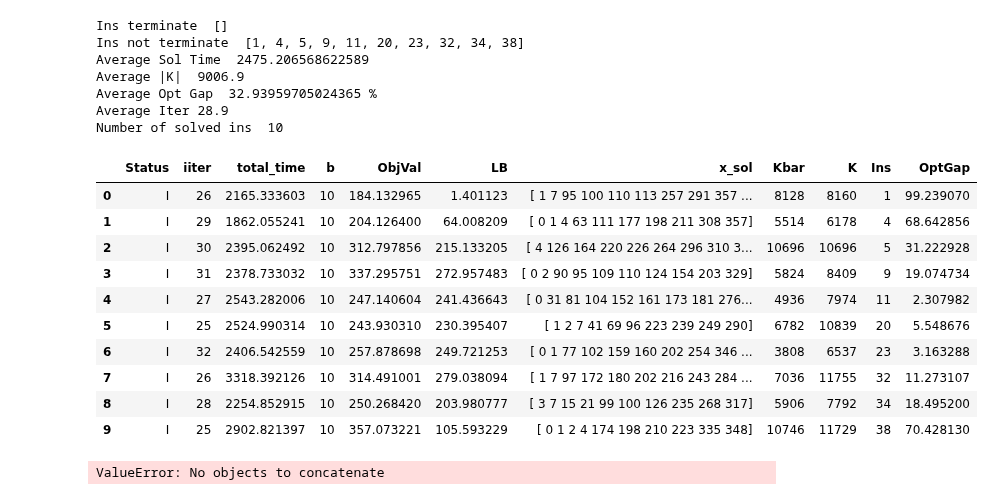
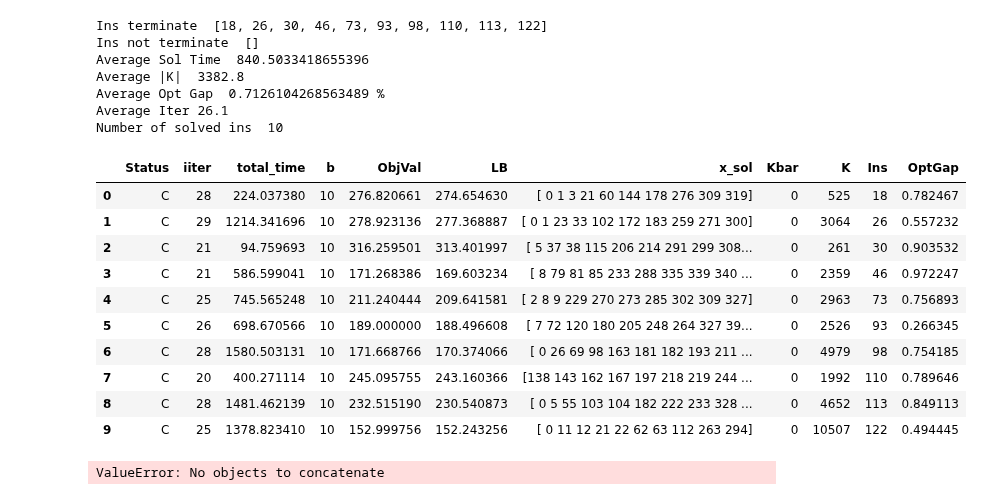
Before and after one commit to diHnguyen/SSPI, a Jupyter notebook: PythonConversion/Dec2024_Output/ProcessOutput.ipynb, the cells around one changed output. Drawn from its saved outputs; the diff is of its cells as text; code cells hidden in the pictures.

Commit message:
Summarize results for single cut

```diff
--- a/PythonConversion/Dec2024_Output/ProcessOutput.ipynb
+++ b/PythonConversion/Dec2024_Output/ProcessOutput.ipynb
@@ -6,6 +6,32 @@ import numpy as np
 
 os.chdir("/Users/dinguyen/Desktop/Local Documents/GitHub/Paper5/PythonConversion/")
 N =50
+
+# <5min
+# N30: 1 2 5 6 7 8 9 10 11 12
+# ins = [1, 2, 5, 6, 7, 8, 9, 10, 11, 12]
+# N40: 1 3 5 6 7 9 10 11 12 13
+# ins = [1, 3, 5, 6, 7, 9, 10, 11, 12, 13]
+# N50: 2 6 7 10 13 14 15 16 17 21
+ins = [2, 6, 7, 10, 13, 14, 15, 16, 17, 21]
+
+# For 5-60 minutes:
+
+# N30: 4 20 83 89 107 166 172 174 200 241
+# ins = [4, 20, 83, 89, 107, 166, 172, 174, 200, 241]
+# N40: 4 8 16 20 27 28 33 36 37 48
+# ins = [4, 8, 16, 20, 27, 28, 33, 36, 37, 48]
+# N50: 18 26 30 46 73 93 98 110 113 122
+# ins = [18, 26, 30, 46, 73, 93, 98, 110, 113, 122]
+
+# For >60 minutes:
+# N30: 3 35 36 37 52 63 64 150 282 319
+# ins = [3, 35, 36, 37, 52, 63, 64, 150, 282, 319]
+# N40: 2 14 18 22 24 38 39 40 56 76
+# ins = [2, 14, 18, 22, 24, 38, 39, 40, 56, 76]
+# N50: 1 3 4 5 8 9 11 12 19 20
+# ins = [1, 3, 4, 5, 8, 9, 11, 12, 19, 20]
+
 
 # ins = range(800)
 #<5min
@@ -22,12 +48,12 @@ N =50
 #>60min
 # ins = [3, 35, 36, 52, 63, 282, 319, 334, 546, 549]#N30
 # ins = [2, 14, 18, 22, 29, 38, 39, 40, 56, 76] #N40
-ins = [1, 4, 5, 9, 11, 20, 23, 32, 34, 38] #N50
+# ins = [1, 4, 5, 9, 11, 20, 23, 32, 34, 38] #N50
 
 def processMain(N, ins):
     fileNames = []
     for i in ins:
-        fileNames.append("./Dec2024_Output/Iter/main_15_N"+str(N)+"_"+str(i)+".txt")
+        fileNames.append("./Dec2024_Output/Iter/main_singleCut_15_N"+str(N)+"_"+str(i)+".txt")
         # fileNames.append("./Iter/main_A3_0_15_N"+str(N)+"_"+str(i)+".txt")
     # print(fileNames)
     # Use the next line for finished ins
@@ -63,50 +89,50 @@ def processMain(N, ins):
     print("Ins terminate ", ins_terminate)
     ins_not_terminate = list(df_filtered[~df_filtered['Ins'].isin(ins_terminate)]['Ins'])#np.array(df_filtered[(df_filtered['iiter']<df_filtered['max'])&(df_filtered['iiter']!=-1)]['Ins'])
     print("Ins not terminate ", ins_not_terminate)
-    # df_filtered = df_filtered[df_filtered.Status == "C"]
+    df_filtered = df_filtered[df_filtered.Status == "C"]
     # df_filtered = df_filtered[~df_filtered['Ins'].isin(ins_not_terminate)]
     # df_filtered = df_filtered.groupby('Ins').apply(
     #     lambda group: group[group['total_time'] == group['total_time'].max()])
     # df_filtered = df_filtered.reset_index(drop=True)
     df_filtered["OptGap"] = (df_filtered.ObjVal-df_filtered.LB)/df_filtered.ObjVal*100
     print("Average Sol Time ", df_filtered['total_time'].mean())
     print("Average |K| ", df_filtered['K'].mean())
     print("Average Opt Gap ", df_filtered["OptGap"].mean(),"%")
     print("Average Iter", df_filtered["iiter"].mean()+1)
     print("Number of solved ins ", len(df_filtered))
 
 
 
     # print(output)
     # for i in range(5):
     #     output = pd.read_csv(EXP+"_N"+str(N)+"_"+str(i+1)+".txt", sep=";", header=None)
 
     return df_filtered
 
 df_default = processMain(N,ins)
 df_default
 # df_default[(df_default.total_time >= 300) &(df_default.total_time <= 3600)]
 # df_default[(df_default.total_time < 300)]
 # print(list(df_default[(df_default.total_time >= 300) &(df_default.total_time <= 3600)]['Ins']))
 # %% [output]
-Ins terminate  []
-Ins not terminate  [1, 4, 5, 9, 11, 20, 23, 32, 34, 38]
-Average Sol Time  2475.206568622589
-Average |K|  9006.9
-Average Opt Gap  32.93959705024365 %
-Average Iter 28.9
+Ins terminate  [18, 26, 30, 46, 73, 93, 98, 110, 113, 122]
+Ins not terminate  []
+Average Sol Time  840.5033418655396
+Average |K|  3382.8
+Average Opt Gap  0.7126104268563489 %
+Average Iter 26.1
 Number of solved ins  10
 |  | Status | iiter | total_time | b | ObjVal | LB | x_sol | Kbar | K | Ins | OptGap |
-| 0 | I | 26 | 2165.333603 | 10 | 184.132965 | 1.401123 | [ 1 7 95 100 110 113 257 291 357 ... | 8128 | 8160 | 1 | 99.239070 |
-| 1 | I | 29 | 1862.055241 | 10 | 204.126400 | 64.008209 | [ 0 1 4 63 111 177 198 211 308 357] | 5514 | 6178 | 4 | 68.642856 |
-| 2 | I | 30 | 2395.062492 | 10 | 312.797856 | 215.133205 | [ 4 126 164 220 226 264 296 310 3... | 10696 | 10696 | 5 | 31.222928 |
-| 3 | I | 31 | 2378.733032 | 10 | 337.295751 | 272.957483 | [ 0 2 90 95 109 110 124 154 203 329] | 5824 | 8409 | 9 | 19.074734 |
-| 4 | I | 27 | 2543.282006 | 10 | 247.140604 | 241.436643 | [ 0 31 81 104 152 161 173 181 276... | 4936 | 7974 | 11 | 2.307982 |
-| 5 | I | 25 | 2524.990314 | 10 | 243.930310 | 230.395407 | [ 1 2 7 41 69 96 223 239 249 290] | 6782 | 10839 | 20 | 5.548676 |
-| 6 | I | 32 | 2406.542559 | 10 | 257.878698 | 249.721253 | [ 0 1 77 102 159 160 202 254 346 ... | 3808 | 6537 | 23 | 3.163288 |
-| 7 | I | 26 | 3318.392126 | 10 | 314.491001 | 279.038094 | [ 1 7 97 172 180 202 216 243 284 ... | 7036 | 11755 | 32 | 11.273107 |
-| 8 | I | 28 | 2254.852915 | 10 | 250.268420 | 203.980777 | [ 3 7 15 21 99 100 126 235 268 317] | 5906 | 7792 | 34 | 18.495200 |
-| 9 | I | 25 | 2902.821397 | 10 | 357.073221 | 105.593229 | [ 0 1 2 4 174 198 210 223 335 348] | 10746 | 11729 | 38 | 70.428130 |
+| 0 | C | 28 | 224.037380 | 10 | 276.820661 | 274.654630 | [ 0 1 3 21 60 144 178 276 309 319] | 0 | 525 | 18 | 0.782467 |
+| 1 | C | 29 | 1214.341696 | 10 | 278.923136 | 277.368887 | [ 0 1 23 33 102 172 183 259 271 300] | 0 | 3064 | 26 | 0.557232 |
+| 2 | C | 21 | 94.759693 | 10 | 316.259501 | 313.401997 | [ 5 37 38 115 206 214 291 299 308... | 0 | 261 | 30 | 0.903532 |
+| 3 | C | 21 | 586.599041 | 10 | 171.268386 | 169.603234 | [ 8 79 81 85 233 288 335 339 340 ... | 0 | 2359 | 46 | 0.972247 |
+| 4 | C | 25 | 745.565248 | 10 | 211.240444 | 209.641581 | [ 2 8 9 229 270 273 285 302 309 327] | 0 | 2963 | 73 | 0.756893 |
+| 5 | C | 26 | 698.670566 | 10 | 189.000000 | 188.496608 | [ 7 72 120 180 205 248 264 327 39... | 0 | 2526 | 93 | 0.266345 |
+| 6 | C | 28 | 1580.503131 | 10 | 171.668766 | 170.374066 | [ 0 26 69 98 163 181 182 193 211 ... | 0 | 4979 | 98 | 0.754185 |
+| 7 | C | 20 | 400.271114 | 10 | 245.095755 | 243.160366 | [138 143 162 167 197 218 219 244 ... | 0 | 1992 | 110 | 0.789646 |
+| 8 | C | 28 | 1481.462139 | 10 | 232.515190 | 230.540873 | [ 0 5 55 103 104 182 222 233 328 ... | 0 | 4652 | 113 | 0.849113 |
+| 9 | C | 25 | 1378.823410 | 10 | 152.999756 | 152.243256 | [ 0 11 12 21 22 62 63 112 263 294] | 0 | 10507 | 122 | 0.494445 |
 # %%
 import pandas as pd
 import os
```
